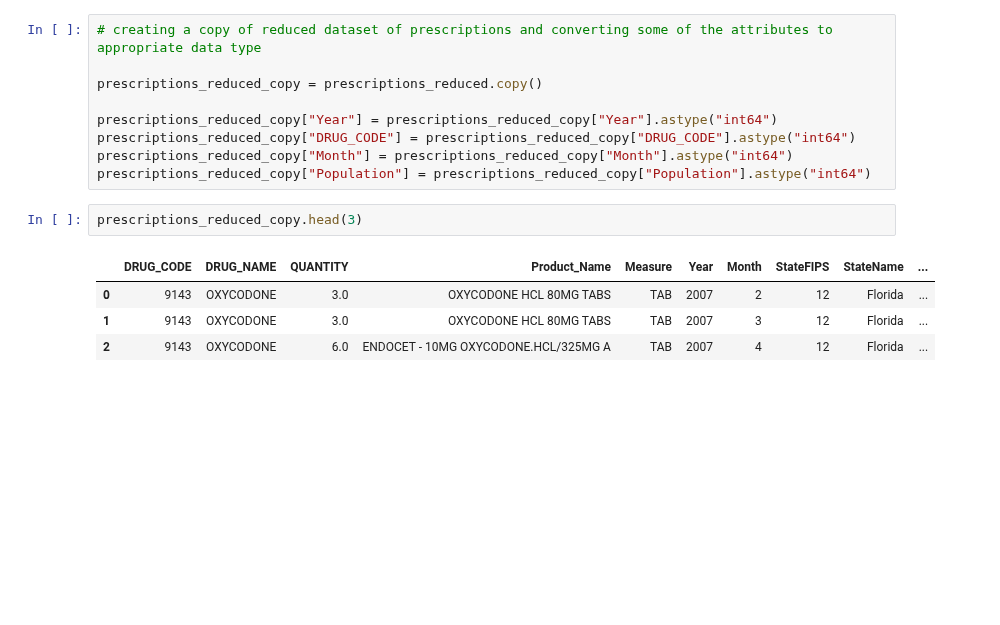
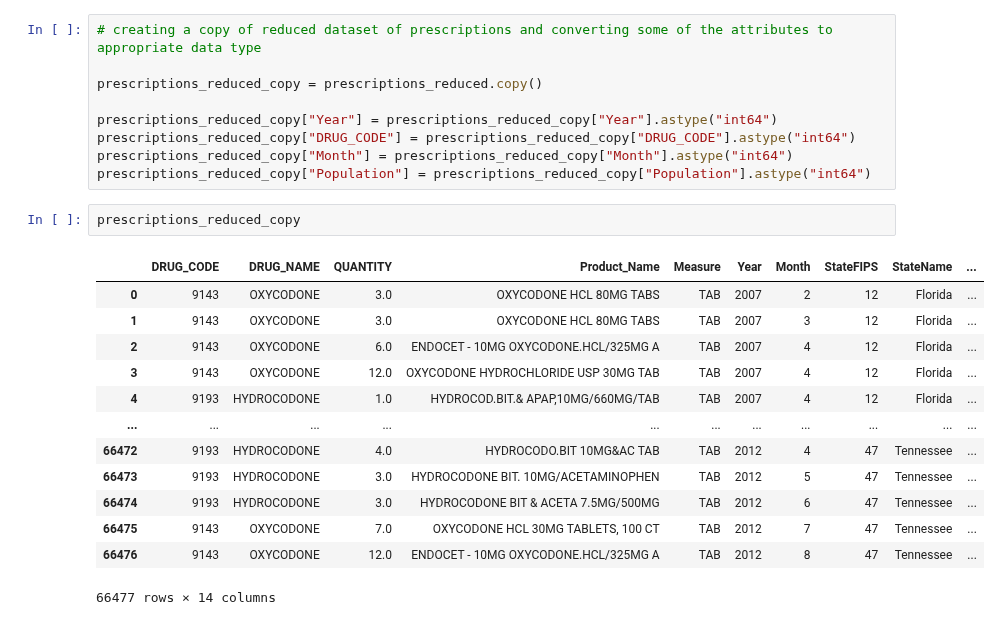
Before and after one commit to abzdel/Opioid-Analysis, a Jupyter notebook: 51_florida_diff_shipment.ipynb, the cells around one changed output. Saved outputs shown, nothing was run; the diff lists cells and outputs as text; blank space fills up the shorter version.

```diff
--- a/51_florida_diff_shipment.ipynb
+++ b/51_florida_diff_shipment.ipynb
@@ -70,12 +79,21 @@ prescriptions_reduced_copy["DRUG_CODE"] = prescriptions_reduced_copy["DRUG_CODE"
 prescriptions_reduced_copy["Month"] = prescriptions_reduced_copy["Month"].astype("int64")
 prescriptions_reduced_copy["Population"] = prescriptions_reduced_copy["Population"].astype("int64")
 # %%
-prescriptions_reduced_copy.head(3)
+prescriptions_reduced_copy
 # %% [output]
 |  | DRUG_CODE | DRUG_NAME | QUANTITY | Product_Name | Measure | Year | Month | StateFIPS | StateName | ... |
 | 0 | 9143 | OXYCODONE | 3.0 | OXYCODONE HCL 80MG TABS | TAB | 2007 | 2 | 12 | Florida | ... |
 | 1 | 9143 | OXYCODONE | 3.0 | OXYCODONE HCL 80MG TABS | TAB | 2007 | 3 | 12 | Florida | ... |
 | 2 | 9143 | OXYCODONE | 6.0 | ENDOCET - 10MG OXYCODONE.HCL/325MG A | TAB | 2007 | 4 | 12 | Florida | ... |
+| 3 | 9143 | OXYCODONE | 12.0 | OXYCODONE HYDROCHLORIDE USP 30MG TAB | TAB | 2007 | 4 | 12 | Florida | ... |
+| 4 | 9193 | HYDROCODONE | 1.0 | HYDROCOD.BIT.& APAP,10MG/660MG/TAB | TAB | 2007 | 4 | 12 | Florida | ... |
+| ... | ... | ... | ... | ... | ... | ... | ... | ... | ... | ... |
+| 66472 | 9193 | HYDROCODONE | 4.0 | HYDROCODO.BIT 10MG&AC TAB | TAB | 2012 | 4 | 47 | Tennessee | ... |
+| 66473 | 9193 | HYDROCODONE | 3.0 | HYDROCODONE BIT. 10MG/ACETAMINOPHEN | TAB | 2012 | 5 | 47 | Tennessee | ... |
+| 66474 | 9193 | HYDROCODONE | 3.0 | HYDROCODONE BIT & ACETA 7.5MG/500MG | TAB | 2012 | 6 | 47 | Tennessee | ... |
+| 66475 | 9143 | OXYCODONE | 7.0 | OXYCODONE HCL 30MG TABLETS, 100 CT | TAB | 2012 | 7 | 47 | Tennessee | ... |
+| 66476 | 9143 | OXYCODONE | 12.0 | ENDOCET - 10MG OXYCODONE.HCL/325MG A | TAB | 2012 | 8 | 47 | Tennessee | ... |
+66477 rows × 14 columns
 # %%
 # creating a dataset that has all the drug prescriptions in the state of Florida
 
```
Also changed, not shown: parts of 24 cells of this notebook, 1 other file.
